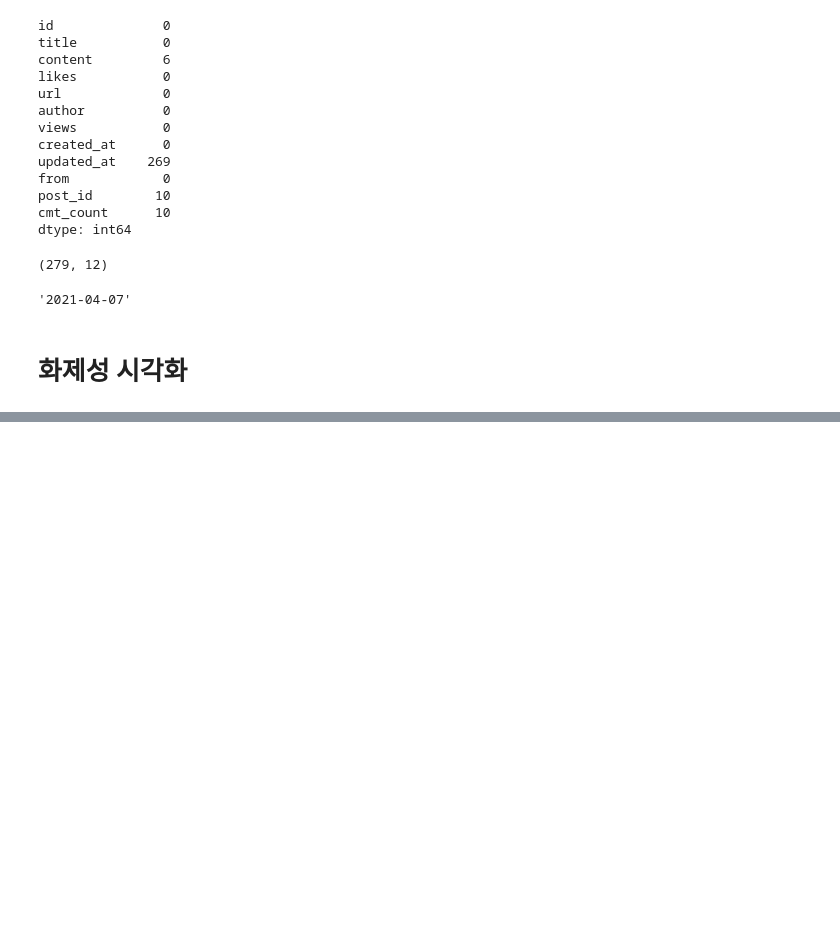
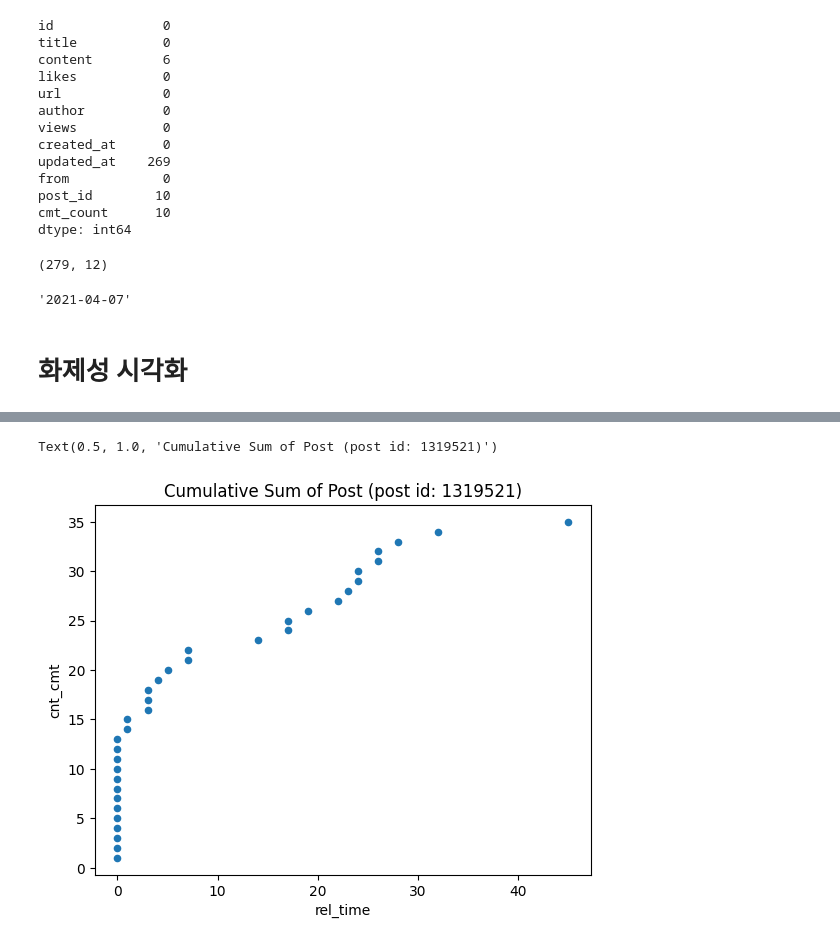
Before and after one commit to softeerbootcamp4th/Team3-NarockIsAlsoRock-DE, a Jupyter notebook: EDA/gu/code/EDA_아이오닉_누수.ipynb, the cells around one changed output, grey strips where cells are left out. Drawn from its saved outputs; the diff is of its cells as text; code cells hidden in the pictures; blank space fills up the shorter version.

Commit message:
feat(EDA/gu/code): add manual hot post selection and visualize comment count changes over time

```diff
--- a/EDA/gu/code/EDA_아이오닉_누수.ipynb
+++ b/EDA/gu/code/EDA_아이오닉_누수.ipynb
@@ -101,0 +117,20 @@ a = filtered_df[filtered_df['created_day'] =='2024-06-05']
+# %%
+# load dataset with full comments info
+per_community_dfs = []
+for community in communities:
+    posts_df = pd.read_csv(f'../data/{event}/{community}_posts.csv')
+    posts_df['from'] = community
+    posts_df.created_at = posts_df.created_at.apply(parse_dates)
+
+    comments_df = pd.read_csv(f'../data/{event}/{community}_comments.csv')
+    comments_df.cmt_created_at = comments_df.cmt_created_at.apply(parse_dates)
+    if community=='clien':
+        comments_df.columns = ['cmt_author', 'cmt_count', 'post_id', 'cmt_created_at']
+    per_community_df = pd.merge(posts_df, comments_df, left_on='id', right_on='post_id', how='left')
+    per_community_dfs.append(per_community_df)
+df = pd.concat(per_community_dfs)
+# %%
+condition = (df.id==1319521) | (df.id==18387260) | (df.id==18386985)
+hot_post_df = df[condition]
+hot_post_df['rel_time'] = hot_post_df['cmt_created_at'] - hot_post_df['created_at'] # time delta
+hot_post_df['rel_time'] = hot_post_df['rel_time'].apply(timedelta_to_seconds) // (30*60) # applying binnig (30 minutes)
@@ -101,0 +149,9 @@ a = filtered_df[filtered_df['created_day'] =='2024-06-05']
+# %%
+post_id = 1319521
+post_df = hot_post_df[hot_post_df.id==post_id].sort_values(by=['rel_time'])
+post_df['cnt_cmt'] = [x for x in range(1, post_df.shape[0]+1)]
+post_df.plot(x='rel_time', y='cnt_cmt', kind='scatter')
+plt.title(f"Cumulative Sum of Post (post id: {post_id})")
+# %% [output]
+Text(0.5, 1.0, 'Cumulative Sum of Post (post id: 1319521)')
+[figure, added]
```
Also changed, not shown: parts of 7 cells of this notebook, 2 other files.
